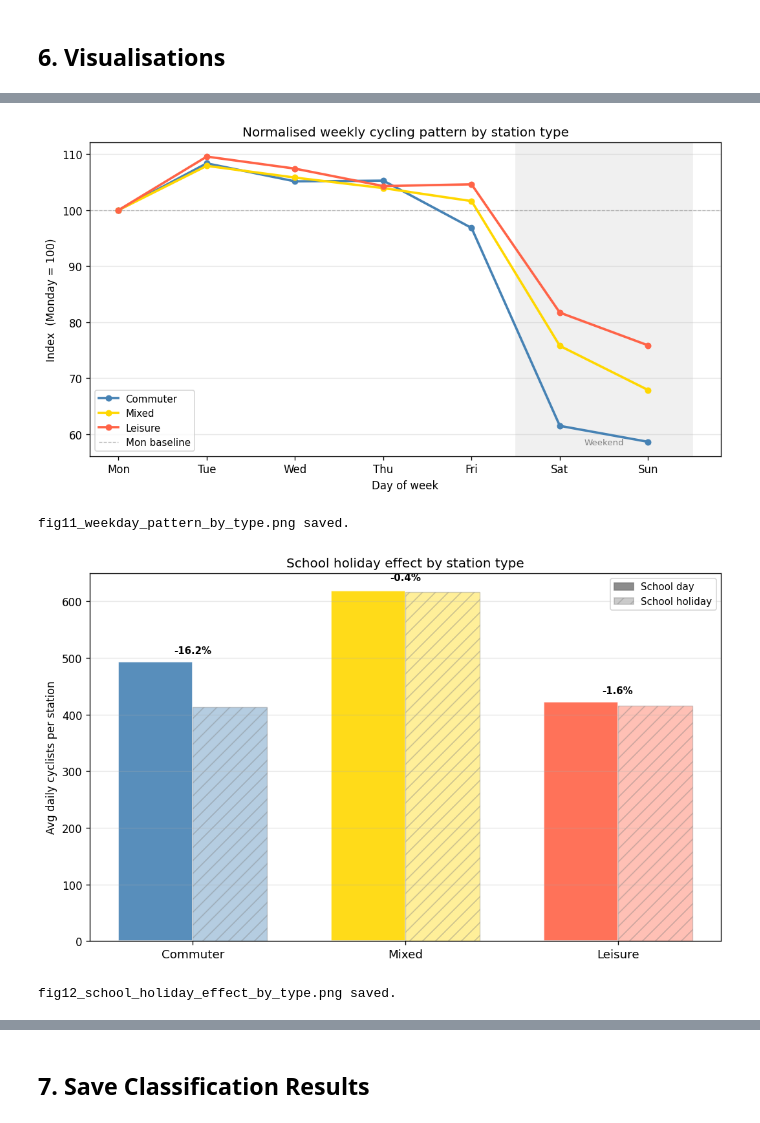
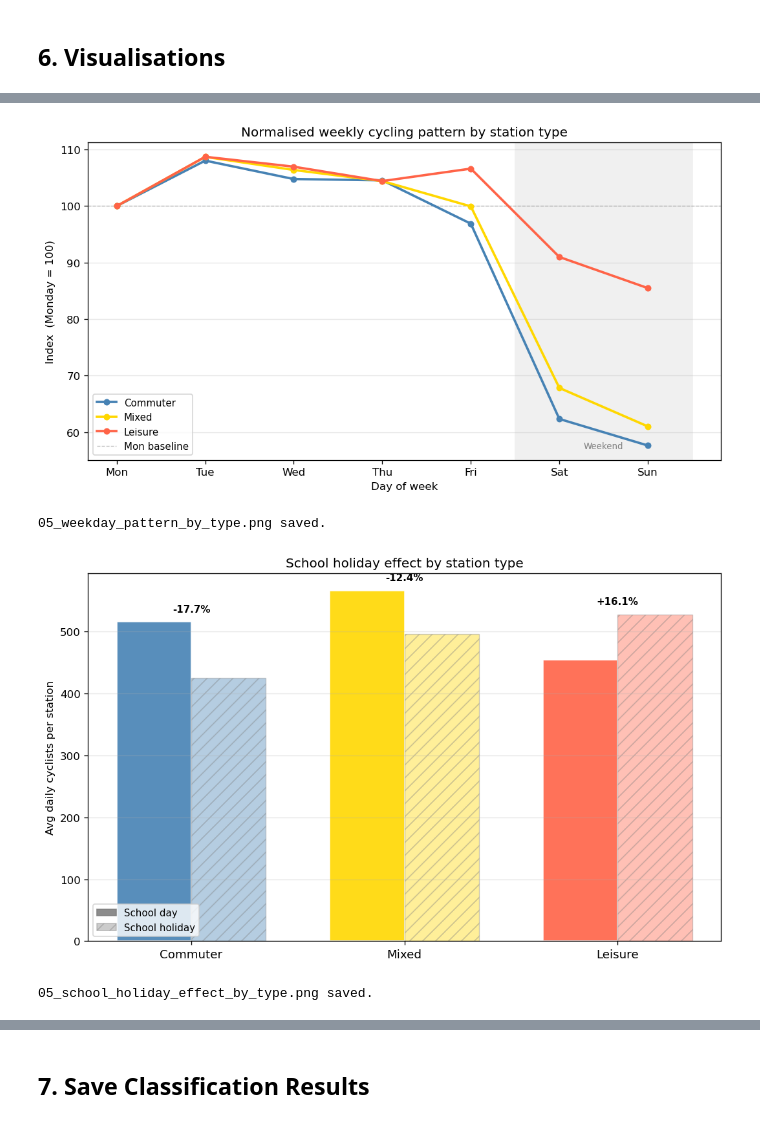
Before and after one commit to Queena34/mda-cycling-weather-group6, a Jupyter notebook: notebooks/06_site_classification.ipynb, the cells around one changed output, grey strips where cells are left out. Saved outputs shown, nothing was run; the diff lists cells and outputs as text; code cells hidden in the pictures.

```diff
--- a/notebooks/06_site_classification.ipynb
+++ b/notebooks/06_site_classification.ipynb
@@ -111,17 +105,16 @@ Key metric distributions:
 # %% [markdown]
 ## 2. Normalise and Score
 # %%
-metrics = ["weekday_weekend_ratio", "avg_peak_ratio", "school_retention"]
+metrics = ["weekday_weekend_ratio", "avg_peak_ratio"]
+# Normalize to 0-1; more robust to outliers than z-scores for a bounded composite score
 scaler  = MinMaxScaler()
-site_stats[["norm_wwr", "norm_peak", "norm_school"]] = scaler.fit_transform(
-    site_stats[metrics]
-)
+site_stats[["norm_wwr", "norm_peak"]] = scaler.fit_transform(site_stats[metrics])
 
-# Composite score: weekday pattern and peak share equally dominant
+# Composite score: equal weights — both metrics are equally direct indicators of commuting behaviour
+# Reference: https://ica-abs.copernicus.org/articles/1/37/2019/ica-abs-1-37-2019.pdf
 site_stats["commute_score"] = (
-    site_stats["norm_wwr"]    * 0.4 +
-    site_stats["norm_peak"]   * 0.4 +
-    site_stats["norm_school"] * 0.2
+    site_stats["norm_wwr"]  * 0.5 +
+    site_stats["norm_peak"] * 0.5
 )
 
 print("commute_score distribution:")
@@ -214,7 +208,12 @@ Leuven Totem (site ID 107): rank #57 out of 133
 ## 4. Merge Classification Back to Panel
 # %%
 CLASS_COLS = ["site ID", "commute_score", "site_type",
-              "weekday_weekend_ratio", "avg_peak_ratio", "school_retention"]
+              "weekday_weekend_ratio", "avg_peak_ratio"]
+
+# Drop stale classification columns if panel was previously saved with them
+stale_cols = [c for c in CLASS_COLS if c != "site ID"]
+panel_good = panel_good.drop(columns=[c for c in stale_cols if c in panel_good.columns])
+panel      = panel.drop(columns=[c for c in ["commute_score", "site_type"] if c in panel.columns])
 
 panel_good = panel_good.merge(site_stats[CLASS_COLS], on="site ID", how="left")
 
@@ -331,15 +322,18 @@ fig10_classification_scatter.png saved.
 # %%
-# ── fig11: normalised weekly pattern by type ──────────────────────────────────
+# ── normalised weekly pattern by type ──────────────────────────────────
 wd_pat = (
     panel_good.groupby(["site_type", "dayofweek"])["aantal"]
     .mean()
     .reset_index()
 )
+
 pivot = (
     wd_pat.pivot(index="dayofweek", columns="site_type", values="aantal")
     .reindex(columns=TYPE_ORDER)
 )
+
 # Index to Monday = 100 so shapes are comparable regardless of volume
+# Every day/ Monday ratio shows relative pattern regardless of absolute volume differences
 pivot_norm = pivot.div(pivot.loc[0]) * 100
 
 DAY_LABELS = ["Mon", "Tue", "Wed", "Thu", "Fri", "Sat", "Sun"]
@@ -359,14 +353,14 @@ ax.set_title("Normalised weekly cycling pattern by station type")
 ax.legend(fontsize=9)
 ax.grid(axis="y", alpha=0.3)
 fig.tight_layout()
-fig.savefig(FIGS / "fig11_weekday_pattern_by_type.png", dpi=150)
+fig.savefig(FIGS / "05_weekday_pattern_by_type.png", dpi=150)
 plt.show()
-print("fig11_weekday_pattern_by_type.png saved.")
+print("05_weekday_pattern_by_type.png saved.")
 # %% [output]
-[figure, old version]
+[figure, new version]
-fig11_weekday_pattern_by_type.png saved.
+05_weekday_pattern_by_type.png saved.
 # %%
-# ── fig12: school holiday effect by type ──────────────────────────────────────
+# ── school holiday effect by type ──────────────────────────────────────
 school_avg = (
     panel_good.groupby(["site_type", "is_school_holiday"])["aantal"]
     .mean()
@@ -380,36 +374,36 @@ pct_change = ((school_avg["school_holiday"] - school_avg["school_day"])
 x     = np.arange(len(TYPE_ORDER))
 width = 0.35
 
 fig, ax = plt.subplots(figsize=(9, 5.5))
 for i, (stype, color) in enumerate(zip(TYPE_ORDER, ["steelblue", "gold", "tomato"])):
     ax.bar(x[i] - width / 2, school_avg.loc[stype, "school_day"],
            width, color=color, alpha=0.9, edgecolor="white")
     ax.bar(x[i] + width / 2, school_avg.loc[stype, "school_holiday"],
            width, color=color, alpha=0.4, edgecolor="grey", lw=0.8, hatch="//")
 
     # % change label above each pair
     y_top = max(school_avg.loc[stype, "school_day"],
                 school_avg.loc[stype, "school_holiday"])
     sign  = "+" if pct_change[stype] >= 0 else ""
     ax.text(x[i], y_top * 1.025,
             f"{sign}{pct_change[stype]:.1f}%",
             ha="center", va="bottom", fontsize=9, fontweight="bold")
 
 ax.set_xticks(x)
 ax.set_xticklabels([t.title() for t in TYPE_ORDER], fontsize=11)
 ax.set_ylabel("Avg daily cyclists per station")
 ax.set_title("School holiday effect by station type")
 ax.grid(axis="y", alpha=0.3)
 legend_handles = [
     Patch(color="grey", alpha=0.9, label="School day"),
     Patch(color="grey", alpha=0.4, hatch="//", edgecolor="grey", label="School holiday"),
 ]
-ax.legend(handles=legend_handles, fontsize=9)
+ax.legend(handles=legend_handles, fontsize=9, loc="lower left")
 fig.tight_layout()
-fig.savefig(FIGS / "fig12_school_holiday_effect_by_type.png", dpi=150)
+fig.savefig(FIGS / "05_school_holiday_effect_by_type.png", dpi=150)
 plt.show()
-print("fig12_school_holiday_effect_by_type.png saved.")
+print("05_school_holiday_effect_by_type.png saved.")
 # %% [output]
-[figure, old version]
+[figure, new version]
-fig12_school_holiday_effect_by_type.png saved.
+05_school_holiday_effect_by_type.png saved.
 # %%
```
Also changed, not shown: parts of 13 cells of this notebook, 11 other files.
